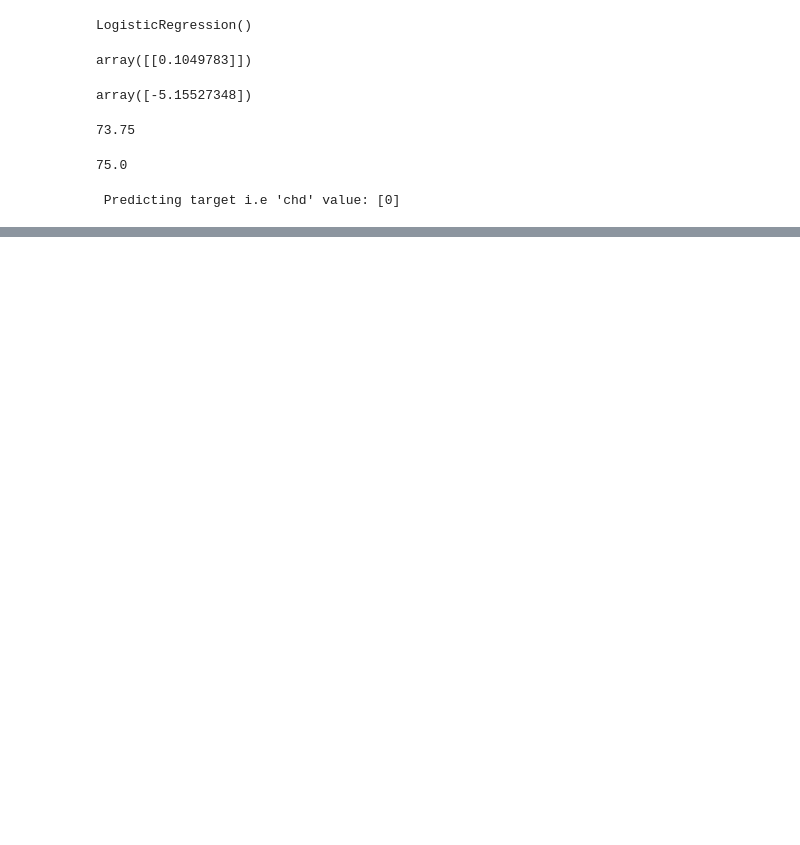
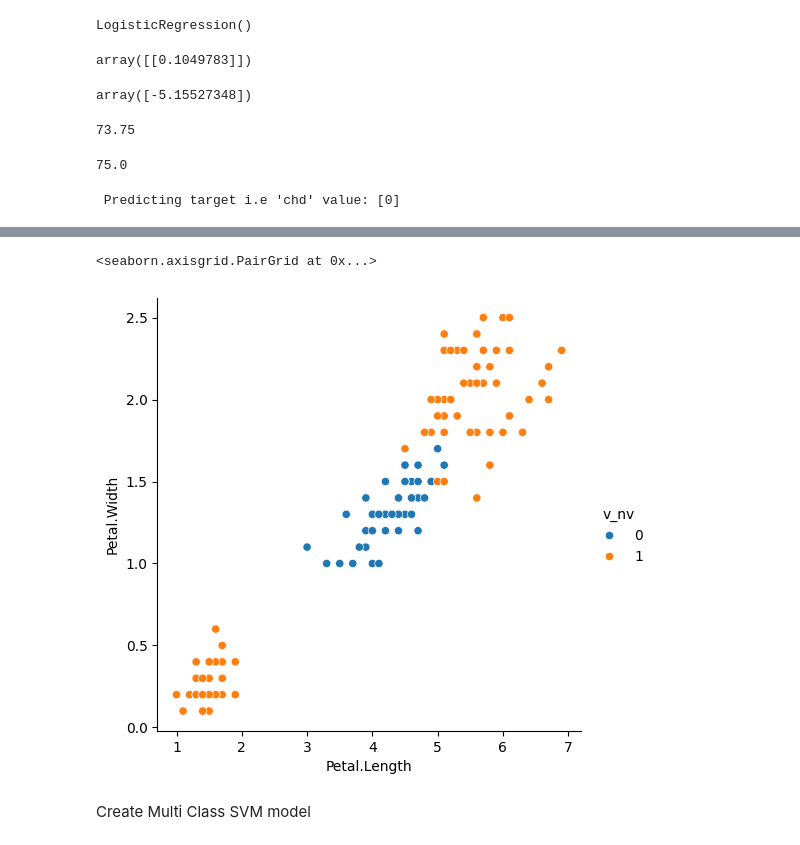
Before and after one commit to 986MukeshYadav/pdemo, a Jupyter notebook: Demo.ipynb, the cells around one changed output, grey strips where cells are left out. Cells and saved outputs as stored; diff of their text form; code cells hidden in the pictures; blank space fills up the shorter version.

```diff
--- a/Demo.ipynb
+++ b/Demo.ipynb
@@ -961,0 +1093,3 @@ print("\n Predicting target i.e 'chd' value:", model.predict(data) )
+# %%
+data=pd.read_csv("iris.csv")
+data
@@ -961,0 +1110,6 @@ print("\n Predicting target i.e 'chd' value:", model.predict(data) )
+# %%
+# Do Feature Engineering Create a new column in the dataframe (v_nv), that distinguishes the species - 'versicolor'(marked by 0) from rest.
+# Build Model
+v_nv_fn= lambda x:0 if x=="versicolor" else 1
+data["v_nv"]= data["Species"].apply(v_nv_fn)
+data
@@ -961,0 +1130,10 @@ print("\n Predicting target i.e 'chd' value:", model.predict(data) )
+# %%
+# Visualize Model using mlxtend
+import seaborn as sns
+sns.pairplot(data,x_vars="Petal.Length",y_vars="Petal.Width",
+ hue="v_nv",height=5)
+# %% [output]
+<seaborn.axisgrid.PairGrid at 0x...>
+[figure, added]
+# %% [markdown]
+Create Multi Class SVM model
```
Also changed, not shown: parts of 21 cells of this notebook.
